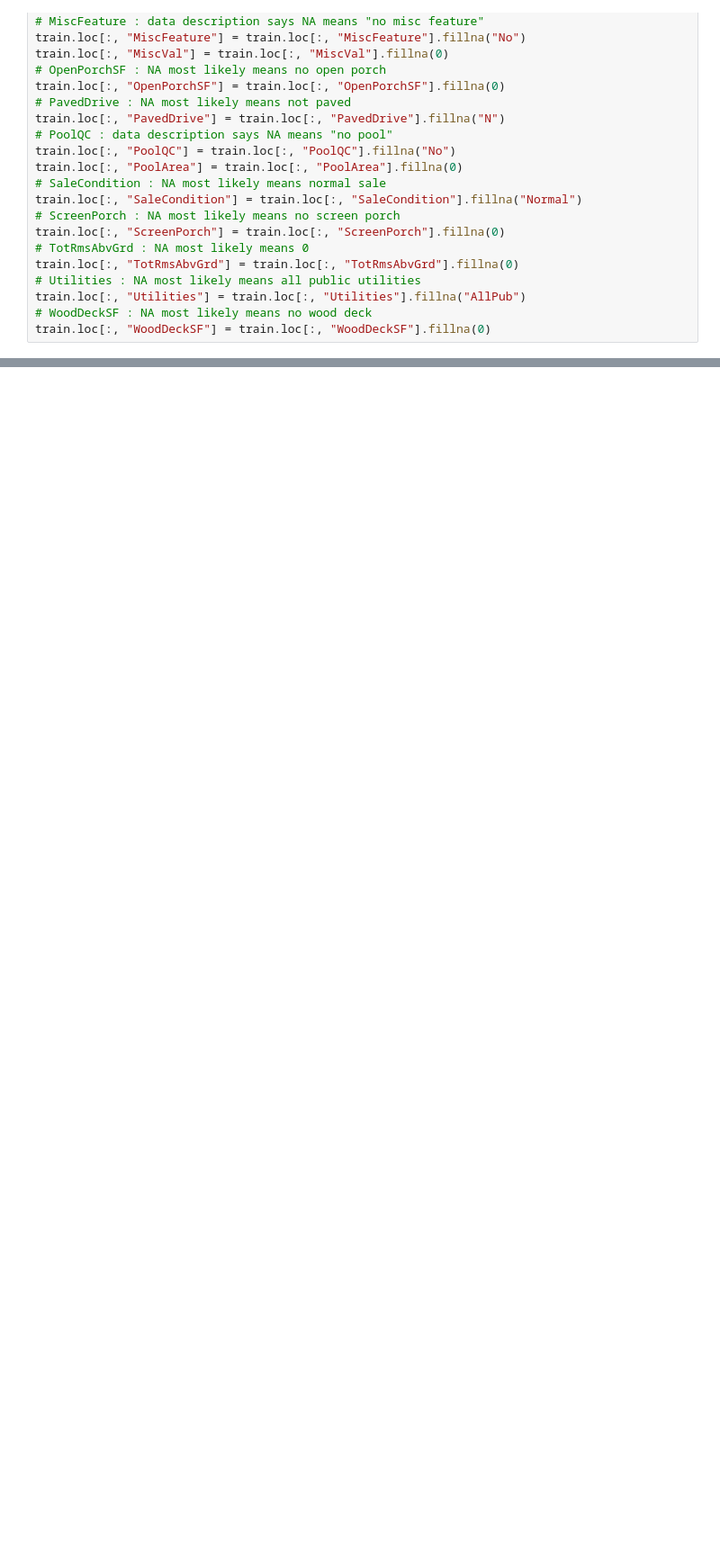
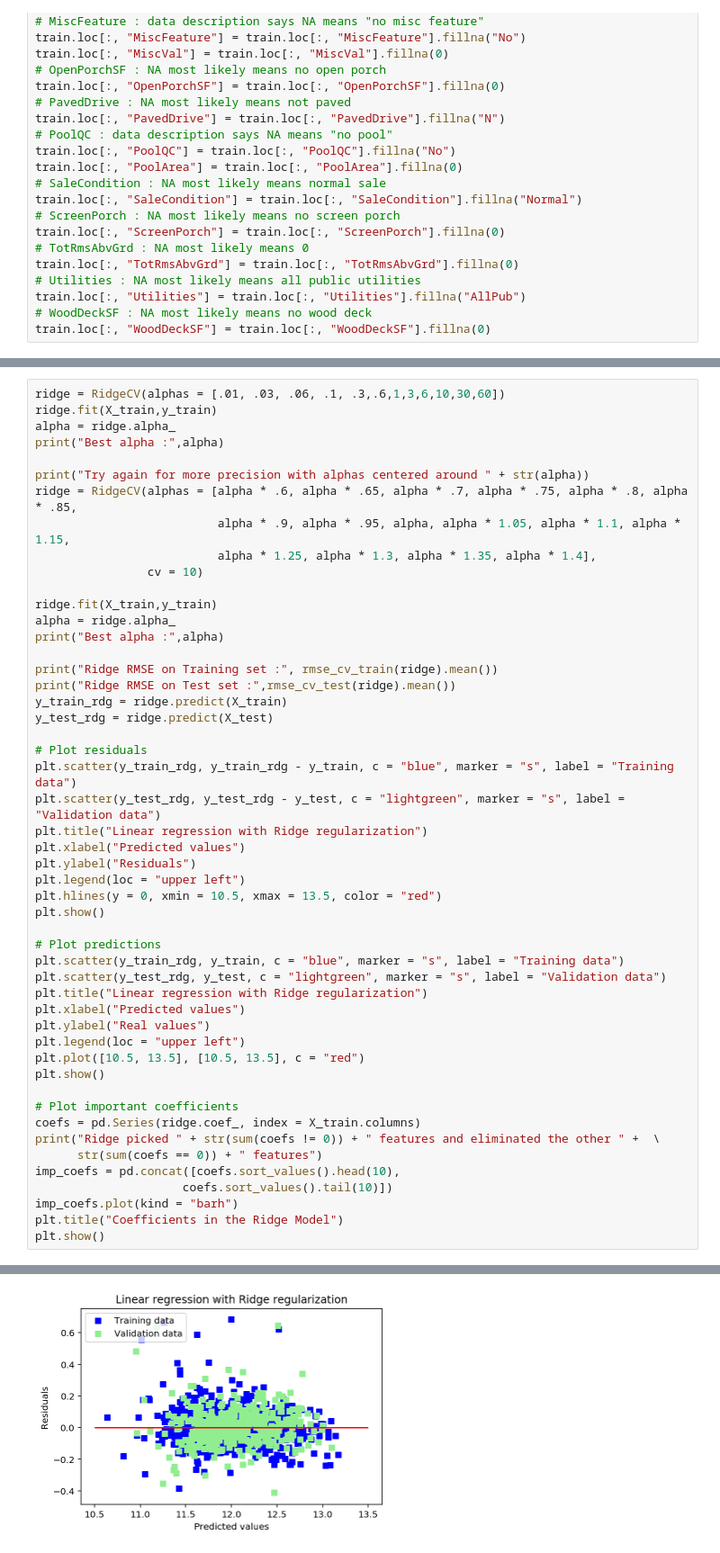
Before and after one commit to MattHuntebrinker/HousePriceRegression, a Jupyter notebook: House_Price_Regression.ipynb, the cells around one changed output, grey strips where cells are left out. Shown at 90% size. Drawn from its saved outputs; the diff is of its cells as text; blank space fills up the shorter version.

```diff
--- a/House_Price_Regression.ipynb
+++ b/House_Price_Regression.ipynb
@@ -123,0 +436,51 @@ train.loc[:, "WoodDeckSF"] = train.loc[:, "WoodDeckSF"].fillna(0)
+# %%
+ridge = RidgeCV(alphas = [.01, .03, .06, .1, .3,.6,1,3,6,10,30,60])
+ridge.fit(X_train,y_train)
+alpha = ridge.alpha_
+print("Best alpha :",alpha)
+
+print("Try again for more precision with alphas centered around " + str(alpha))
+ridge = RidgeCV(alphas = [alpha * .6, alpha * .65, alpha * .7, alpha * .75, alpha * .8, alpha * .85,
+                          alpha * .9, alpha * .95, alpha, alpha * 1.05, alpha * 1.1, alpha * 1.15,
+                          alpha * 1.25, alpha * 1.3, alpha * 1.35, alpha * 1.4],
+                cv = 10)
+
+ridge.fit(X_train,y_train)
+alpha = ridge.alpha_
+print("Best alpha :",alpha)
+
+print("Ridge RMSE on Training set :", rmse_cv_train(ridge).mean())
+print("Ridge RMSE on Test set :",rmse_cv_test(ridge).mean())
+y_train_rdg = ridge.predict(X_train)
+y_test_rdg = ridge.predict(X_test)
+
+# Plot residuals
+plt.scatter(y_train_rdg, y_train_rdg - y_train, c = "blue", marker = "s", label = "Training data")
+plt.scatter(y_test_rdg, y_test_rdg - y_test, c = "lightgreen", marker = "s", label = "Validation data")
+plt.title("Linear regression with Ridge regularization")
+plt.xlabel("Predicted values")
+plt.ylabel("Residuals")
+plt.legend(loc = "upper left")
+plt.hlines(y = 0, xmin = 10.5, xmax = 13.5, color = "red")
+plt.show()
+
+# Plot predictions
+plt.scatter(y_train_rdg, y_train, c = "blue", marker = "s", label = "Training data")
+plt.scatter(y_test_rdg, y_test, c = "lightgreen", marker = "s", label = "Validation data")
+plt.title("Linear regression with Ridge regularization")
+plt.xlabel("Predicted values")
+plt.ylabel("Real values")
+plt.legend(loc = "upper left")
+plt.plot([10.5, 13.5], [10.5, 13.5], c = "red")
+plt.show()
+
+# Plot important coefficients
+coefs = pd.Series(ridge.coef_, index = X_train.columns)
+print("Ridge picked " + str(sum(coefs != 0)) + " features and eliminated the other " +  \
+      str(sum(coefs == 0)) + " features")
+imp_coefs = pd.concat([coefs.sort_values().head(10),
+                     coefs.sort_values().tail(10)])
+imp_coefs.plot(kind = "barh")
+plt.title("Coefficients in the Ridge Model")
+plt.show()
+# %% [output]
@@ -123,0 +492 @@ train.loc[:, "WoodDeckSF"] = train.loc[:, "WoodDeckSF"].fillna(0)
+[figure, added]
```
Also changed, not shown: parts of 15 cells of this notebook.
